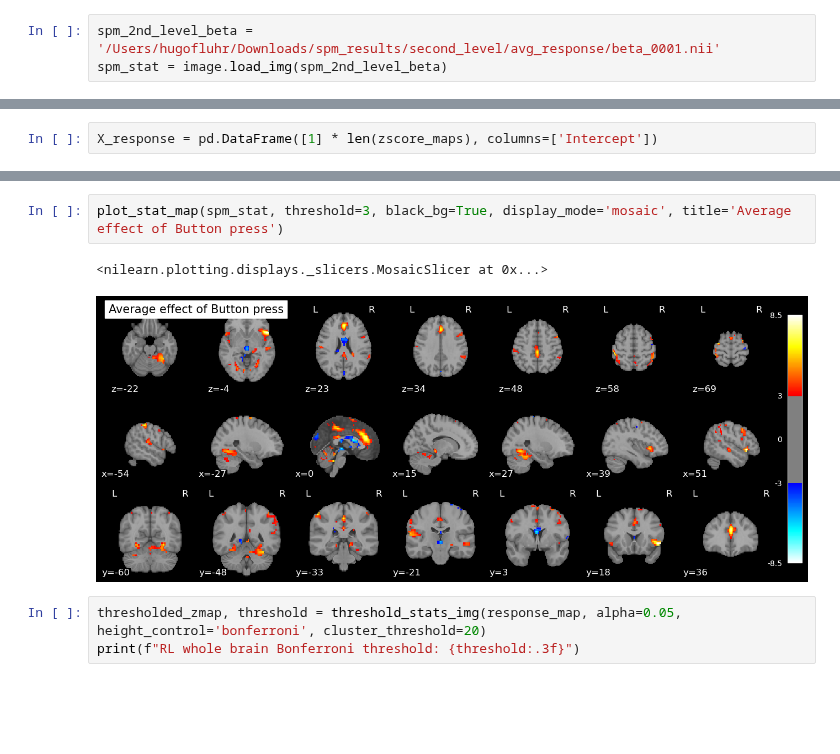
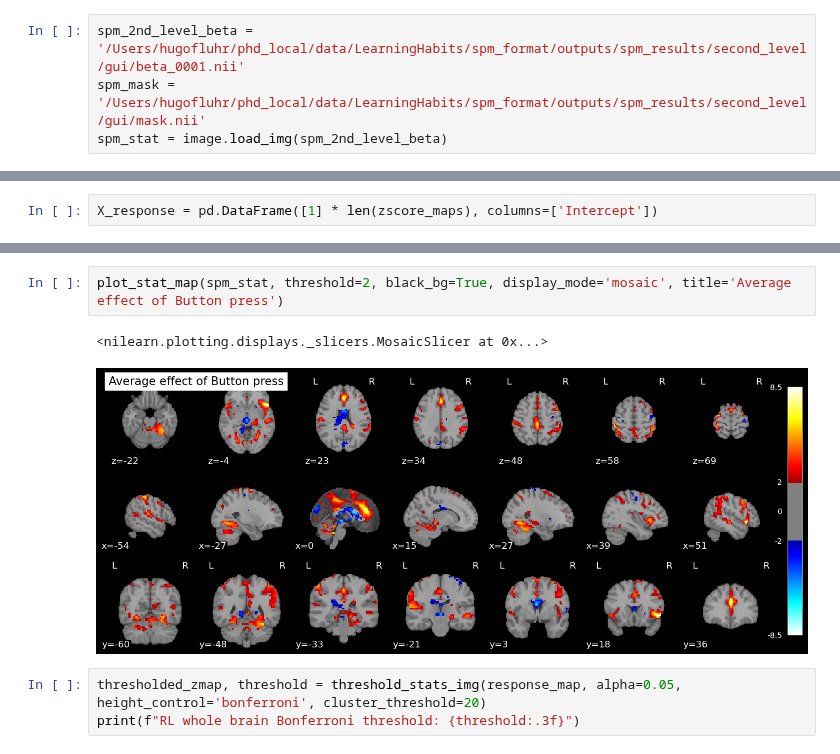
Before and after one commit to hugofluhr/learning-habits-analysis, a Jupyter notebook: notebooks/fMRI_analysis_QC_response_SPM.ipynb, the cells around one changed output, grey strips where cells are left out. Cells and saved outputs as stored; diff of their text form; blank space fills up the shorter version.

```diff
--- a/notebooks/fMRI_analysis_QC_response_SPM.ipynb
+++ b/notebooks/fMRI_analysis_QC_response_SPM.ipynb
@@ -11,7 +11,8 @@ from nilearn.plotting import plot_stat_map
 # %% [markdown]
 # SPM results
 # %%
-spm_2nd_level_beta = '/Users/hugofluhr/Downloads/spm_results/second_level/avg_response/beta_0001.nii'
+spm_2nd_level_beta = '/Users/hugofluhr/phd_local/data/LearningHabits/spm_format/outputs/spm_results/second_level/gui/beta_0001.nii'
+spm_mask = '/Users/hugofluhr/phd_local/data/LearningHabits/spm_format/outputs/spm_results/second_level/gui/mask.nii'
 spm_stat = image.load_img(spm_2nd_level_beta)
 # %% [markdown]
 # Parameters
@@ -43,8 +46,8 @@ plot_stat_map(response_map, threshold=4, black_bg=True, display_mode='mosaic', t
 # %%
-plot_stat_map(spm_stat, threshold=3, black_bg=True, display_mode='mosaic', title='Average effect of Button press')
+plot_stat_map(spm_stat, threshold=2, black_bg=True, display_mode='mosaic', title='Average effect of Button press')
 # %% [output]
 <nilearn.plotting.displays._slicers.MosaicSlicer at 0x...>
-[figure, old version]
+[figure, new version]
 # %%
 thresholded_zmap, threshold = threshold_stats_img(response_map, alpha=0.05, height_control='bonferroni', cluster_threshold=20)
 print(f"RL whole brain Bonferroni threshold: {threshold:.3f}")
```
Also changed, not shown: parts of 6 cells of this notebook, 1 other file.
